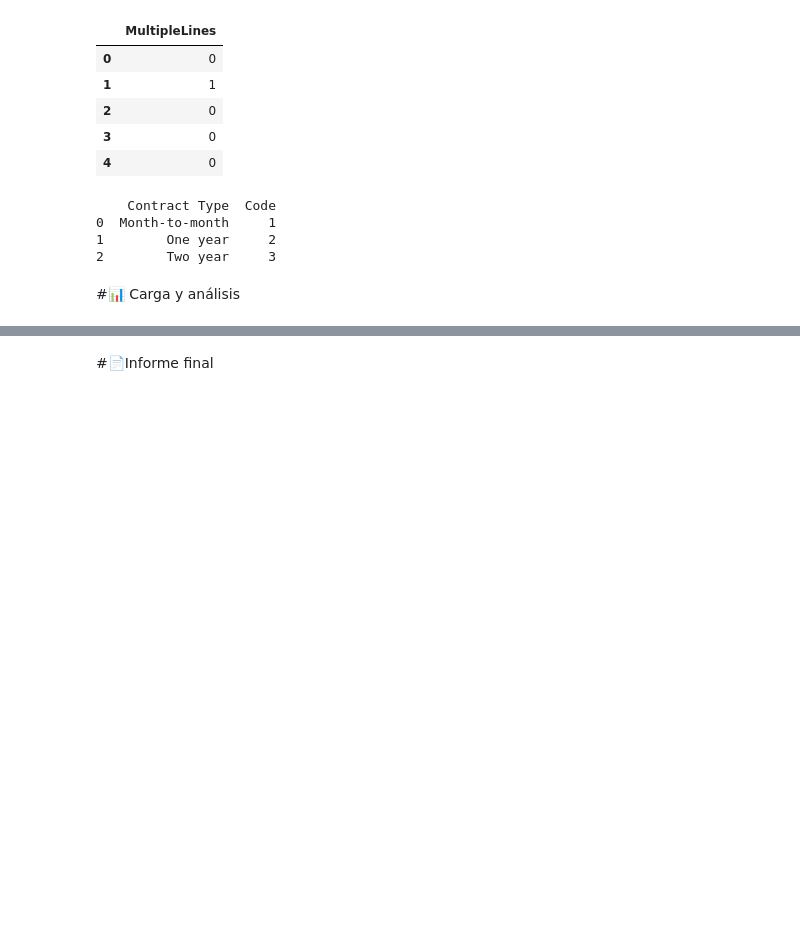
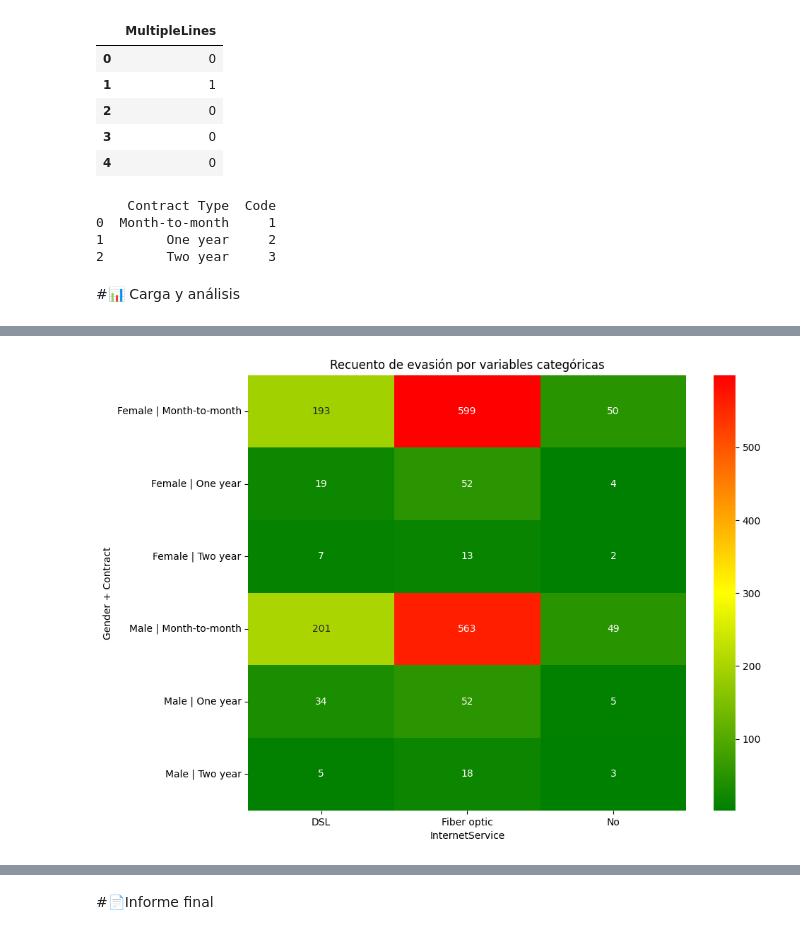
Before and after one commit to LexMtz/challegue-telecom-x, a Jupyter notebook: TelecomX_LATAM .ipynb, the cells around one changed output, grey strips where cells are left out. Saved outputs shown, nothing was run; the diff lists cells and outputs as text; code cells hidden in the pictures; blank space fills up the shorter version.

```diff
--- a/TelecomX_LATAM .ipynb
+++ b/TelecomX_LATAM .ipynb
@@ -181,0 +203,3 @@ print(df_contract)
+# %%
+cliente_evade = df_telecom.query('Churn == "Yes"')
+cliente_evade
@@ -181,0 +220,20 @@ print(df_contract)
+# %%
+from matplotlib.colors import LinearSegmentedColormap
+cliente_evade[['Gender','InternetService','Contract']].value_counts()
+cliente_evade = cliente_evade.copy()
+
+cliente_evade['Gender_Contract'] = cliente_evade['Gender'] + " | " + cliente_evade['Contract']
+
+heatmap_data = cliente_evade.groupby(['Gender_Contract', 'InternetService']).size().unstack()
+
+semaforo = LinearSegmentedColormap.from_list("semaforo", ["green", "yellow", "red"])
+
+plt.figure(figsize=(10, 8))
+
+sns.heatmap(heatmap_data, annot=True, fmt='d', cmap=semaforo)
+plt.title('Recuento de evasión por variables categóricas')
+plt.xlabel('InternetService')
+plt.ylabel('Gender + Contract')
+plt.show()
+# %% [output]
+[figure, added]
```
Also changed, not shown: parts of 8 cells of this notebook.
